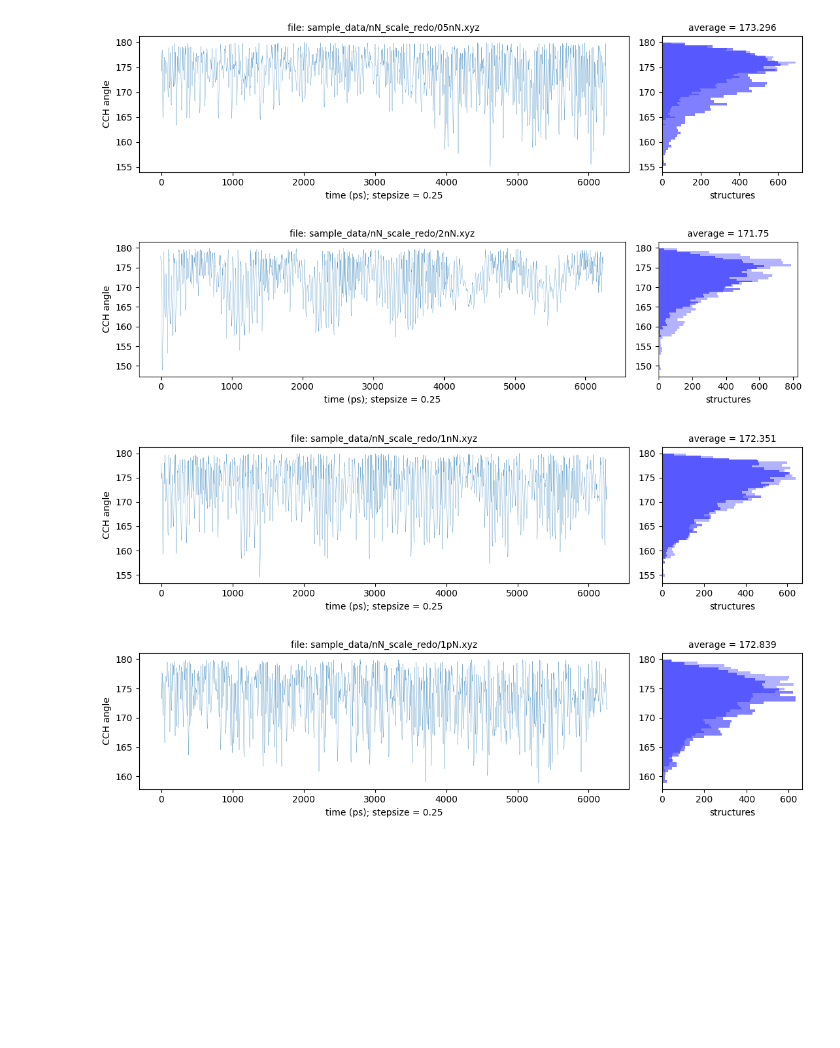
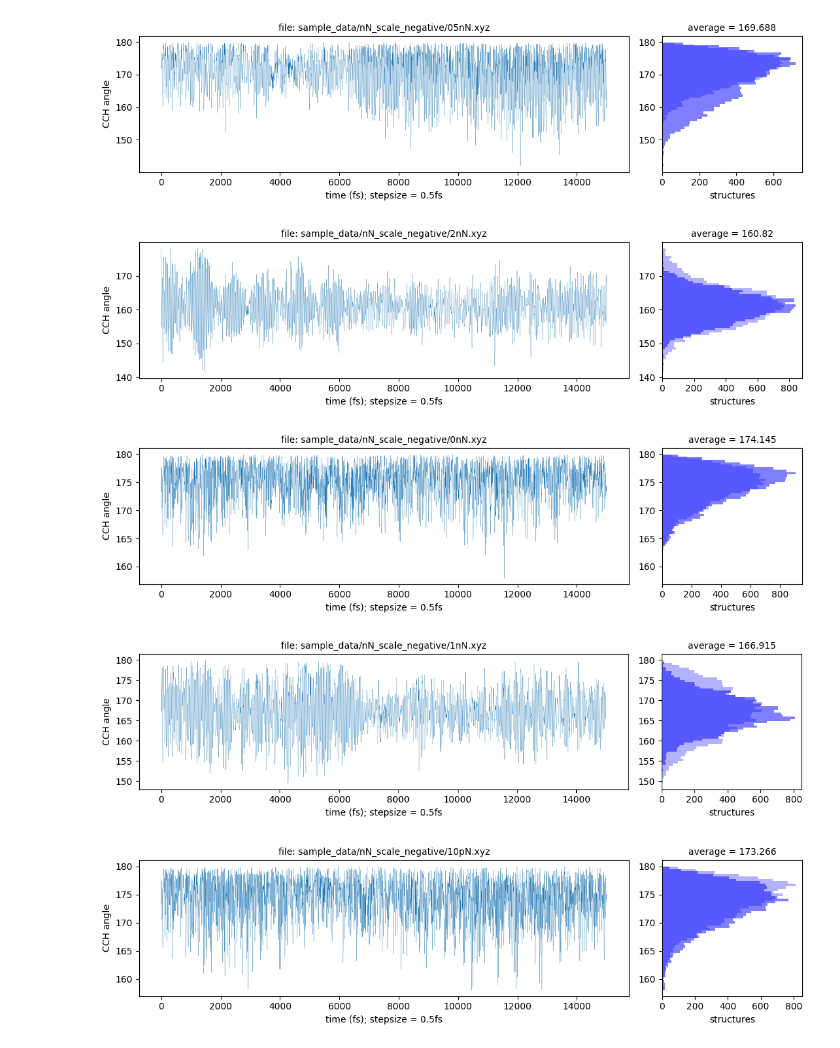
Before and after one commit to rkwok9158/coordinate_reader, a Jupyter notebook: new_reader.ipynb, the cells around one changed output. Drawn from its saved outputs; the diff is of its cells as text; code cells hidden in the pictures; blank space fills up the shorter version.

```diff
--- a/new_reader.ipynb
+++ b/new_reader.ipynb
@@ -134,7 +134,7 @@ def plot_traj(xyz_file, timestep, var_name='colvar'):
     time = [i / (1/timestep) for i in range(len(colvar))] # Timestep = 0.25 ps
 
     ax1.plot(time, colvar, linewidth=0.2)
-    ax1.set_xlabel(f"time (ps); stepsize = {timestep}ps")
+    ax1.set_xlabel(f"time (fs); stepsize = {timestep}fs")
     ax1.set_ylabel(var_name)
     ax1.set_title(f"file: {xyz_file}", fontsize = 10)
 
@@ -155,12 +155,13 @@ def plot_traj(xyz_file, timestep, var_name='colvar'):
 # %%
 # plot_traj('sample_data/nN_scale_redo/1nN.xyz', 0.25)
 
-wdir = 'sample_data/nN_scale_redo/'
+wdir = 'sample_data/nN_scale_negative/'
 
 for file in os.listdir(wdir):
-    plot_traj(f"{wdir}{file}", 0.25, 'CCH angle')
+    plot_traj(f"{wdir}{file}", 0.5, 'CCH angle')
 # %% [output]
-[figure, old version]
+[figure, new version]
-[figure, old version]
+[figure, new version]
-[figure, old version]
+[figure, new version]
-[figure, old version]
+[figure, new version]
+[figure, added]
```
Also changed, not shown: parts of 1 cell of this notebook.
